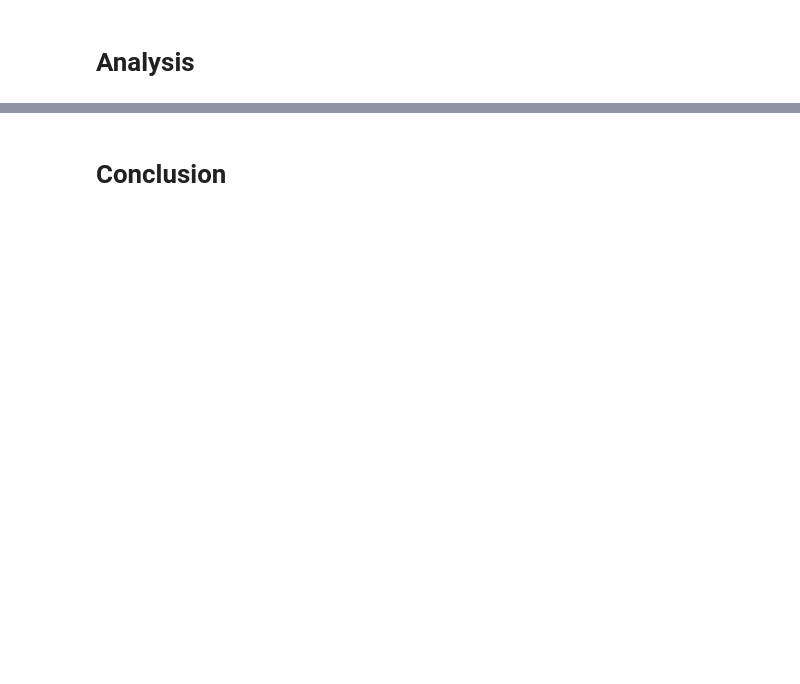
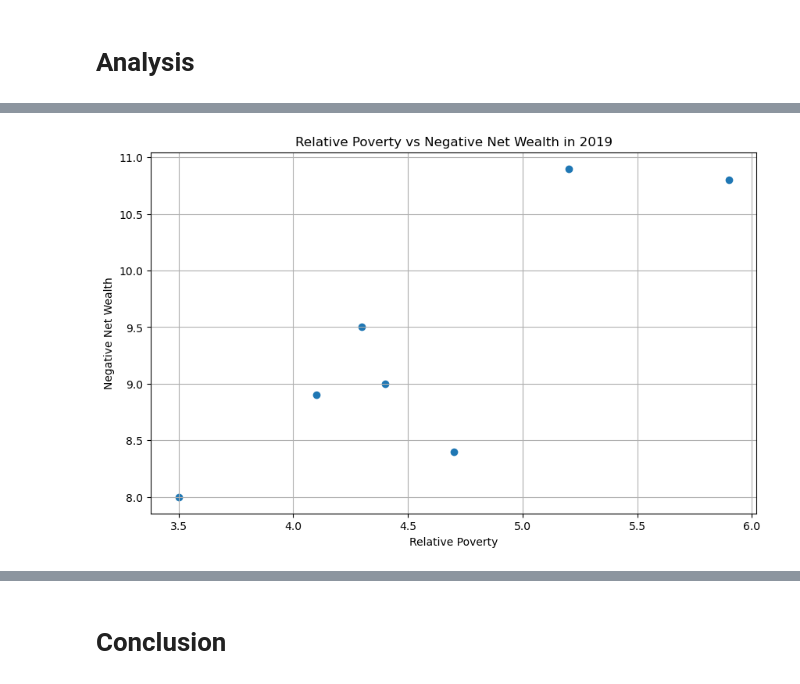
Before and after one commit to NumEconCopenhagen/projects-2024-petra-maritza-noah, a Jupyter notebook: dataproject/Maritza.ipynb, the cells around one changed output, grey strips where cells are left out. Drawn from its saved outputs; the diff is of its cells as text; code cells hidden in the pictures; blank space fills up the shorter version.

Commit message:
Relation between RP & NNW

```diff
--- a/dataproject/Maritza.ipynb
+++ b/dataproject/Maritza.ipynb
@@ -281,0 +385,9 @@ ValueError: x and y must have same first dimension, but have shapes (8,) and (10
+# %%
+nnw_long
+nnw_long_2019_2022 = nnw_long.iloc[[35, 36, 37, 38, 39, 40, 41, 56, 57, 58, 59, 60, 61, 62]]
+df=nnw_long_2019_2022
+df.loc[df['year'] == '2019_nnw_18_over', 'year'] = '2019'
+df.loc[df['year'] == '2022_nnw_18_over', 'year'] = '2022'
+df.to_csv('nnw_yrs.csv', index=False)
+nnw= pd.read_csv('nnw_yrs.csv')
+print(nnw)
@@ -281,0 +410,9 @@ ValueError: x and y must have same first dimension, but have shapes (8,) and (10
+# %%
+rp_long
+rp_long_2019_2022 = rp_long.iloc[[28, 29, 30, 31, 32, 33, 34, 49, 50, 51, 52, 53, 54, 55]]
+df=rp_long_2019_2022
+df.loc[df['year'] == '2019_rp_tot', 'year'] = '2019'
+df.loc[df['year'] == '2022_rp_tot', 'year'] = '2022'
+df.to_csv('rp_yrs.csv', index=False)
+rp= pd.read_csv('rp_yrs.csv')
+print(rp)
@@ -281,0 +435,4 @@ ValueError: x and y must have same first dimension, but have shapes (8,) and (10
+# %%
+merged_rp_nnw = pd.merge(rp, nnw, on=['location', 'year'])
+merged_rp_nnw.to_csv('rp_nnw_yrs.csv', index=False)
+print(merged_rp_nnw)
@@ -281,0 +455,19 @@ ValueError: x and y must have same first dimension, but have shapes (8,) and (10
+# %%
+# Showing a correlation between relative poverty and negative net wealth in 2019 (before COVID)
+
+rp_nnw = merged_rp_nnw
+rp_nnw_2019 = rp_nnw[rp_nnw['year'] == 2019]
+
+location = rp_nnw_2019['location']
+relative_poverty_2019 = rp_nnw_2019['relative_poverty']
+negative_net_wealth_2019 = rp_nnw_2019['negative_net_wealth']
+
+plt.figure(figsize=(10, 6))
+plt.grid(True)
+plt.scatter(relative_poverty_2019, negative_net_wealth_2019)
+plt.title('Relative Poverty vs Negative Net Wealth in 2019')
+plt.xlabel('Relative Poverty')
+plt.ylabel('Negative Net Wealth')
+plt.show()
+# %% [output]
+[figure, added]
```
Also changed, not shown: parts of 22 cells of this notebook, 3 other files.
